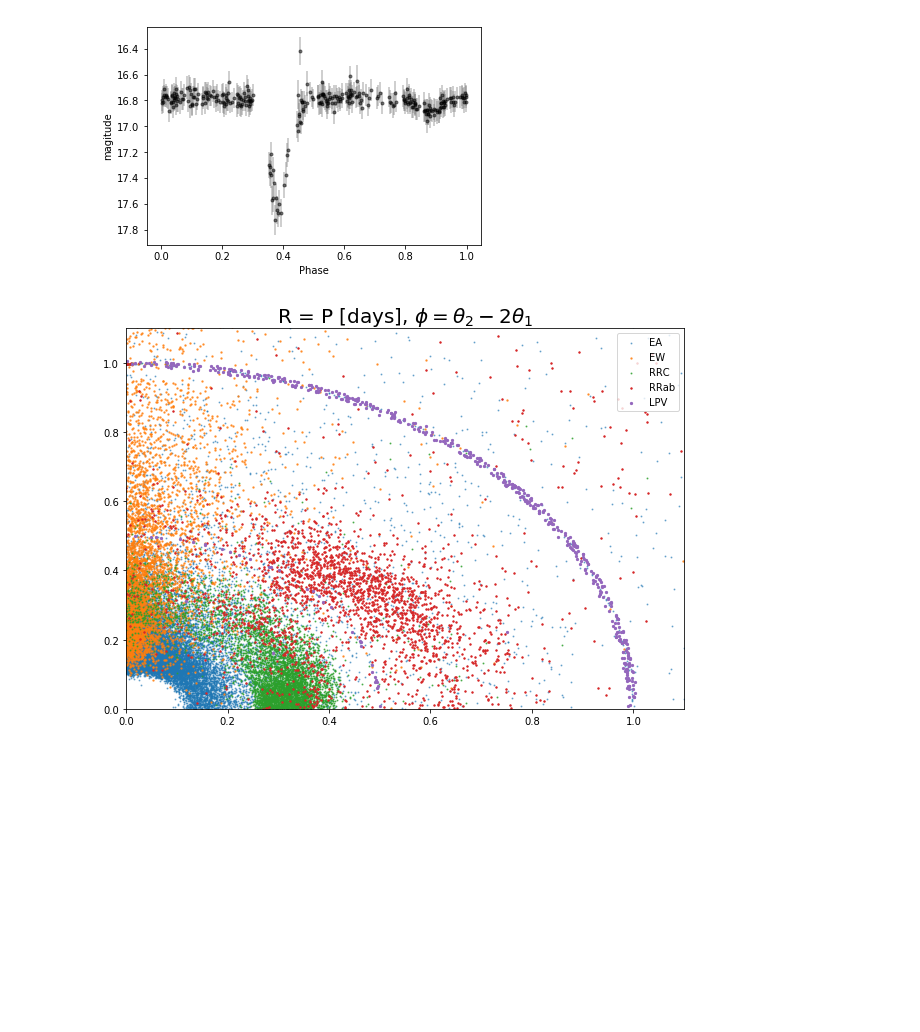
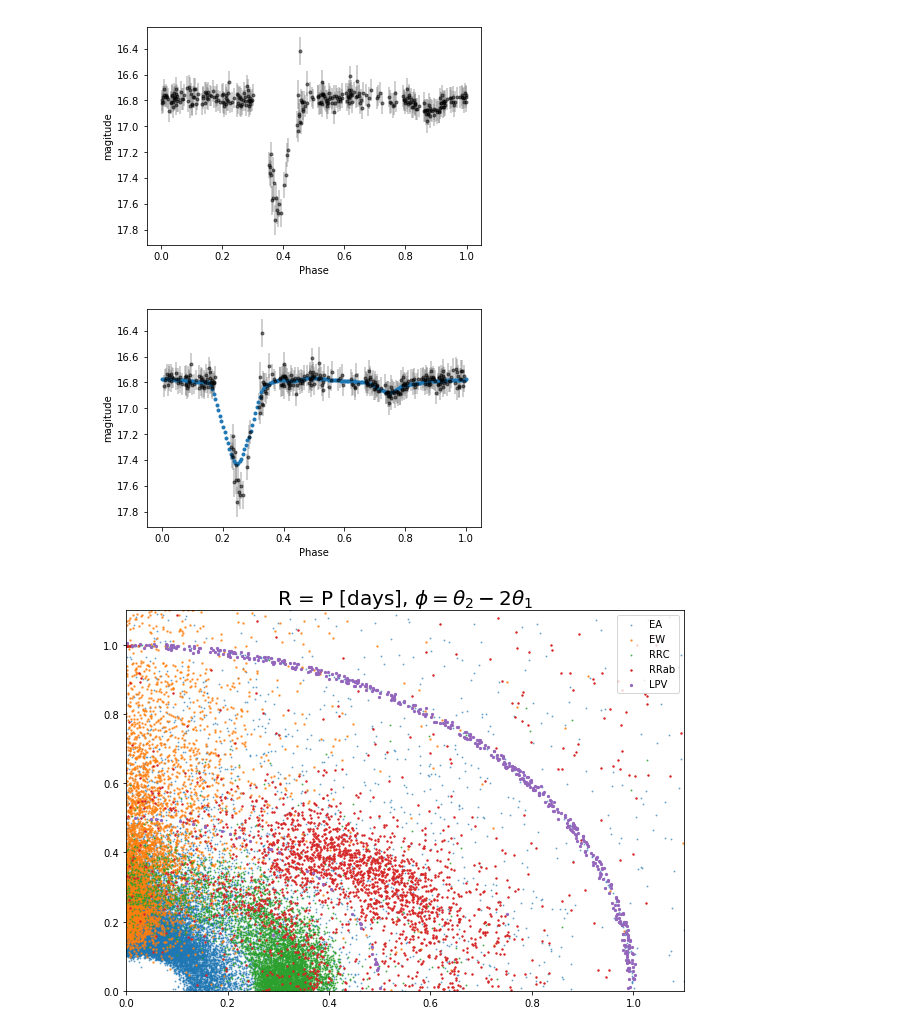
Before and after one commit to ireis/light_curve_classification, a Jupyter notebook: folded_light_curves.ipynb, the cells around one changed output. Saved outputs shown, nothing was run; the diff lists cells and outputs as text; code cells hidden in the pictures; blank space fills up the shorter version.

Commit message:
folded light curves nb update

```diff
--- a/folded_light_curves.ipynb
+++ b/folded_light_curves.ipynb
@@ -36,6 +36,24 @@ ax.invert_yaxis();
 # %% [output]
 0.655600095297906
 [figure]
+# %%
+from supersmoother import SuperSmoother
+model = SuperSmoother(alpha=5, period=1)
+model.fit(phase, mag, dmag)
+g_len = 200
+x_fit = numpy.linspace(0, 1, g_len)
+y_fit = model.predict(x_fit)
+x_fit  = (x_fit + x_fit[int(g_len/4)] - x_fit[numpy.argmax(y_fit)]) %1
+phase = (phase + x_fit[int(g_len/4)] - x_fit[numpy.argmax(y_fit)]) %1
+
+fig, ax = plt.subplots()
+ax.errorbar(phase, mag, dmag, fmt='.k', ecolor='gray', alpha=0.5)
+ax.plot(numpy.linspace(0, 1, g_len), y_fit[numpy.argsort(x_fit)], '.', lw = 5 ,)
+
+ax.set(xlabel='Phase', ylabel='magitude')
+ax.invert_yaxis();
+# %% [output]
+[figure, added]
 # %%
 plt.figure(figsize = (10,7))
 plt.title(r'R = P [days], $\phi = \theta_2 - 2\theta_1$', fontsize = 20)
```
